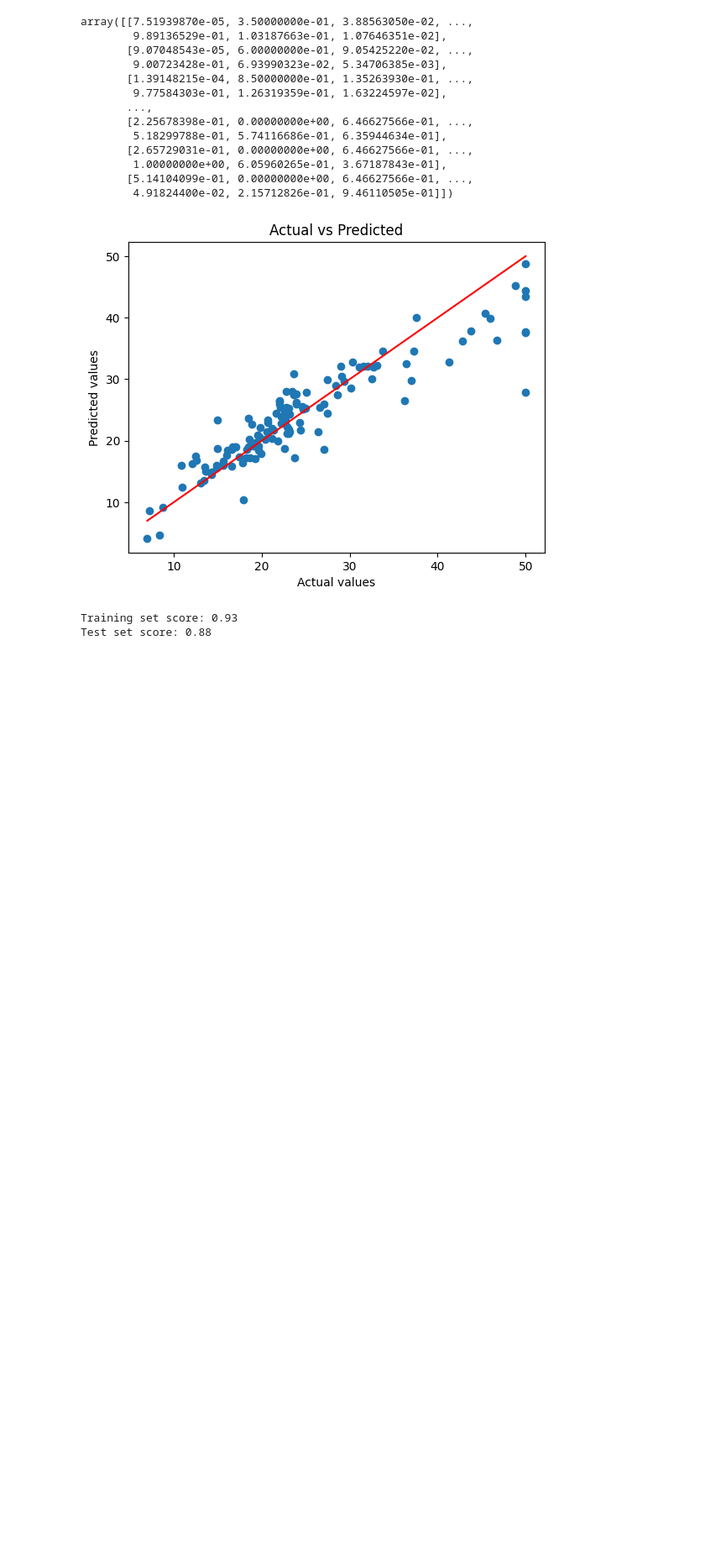
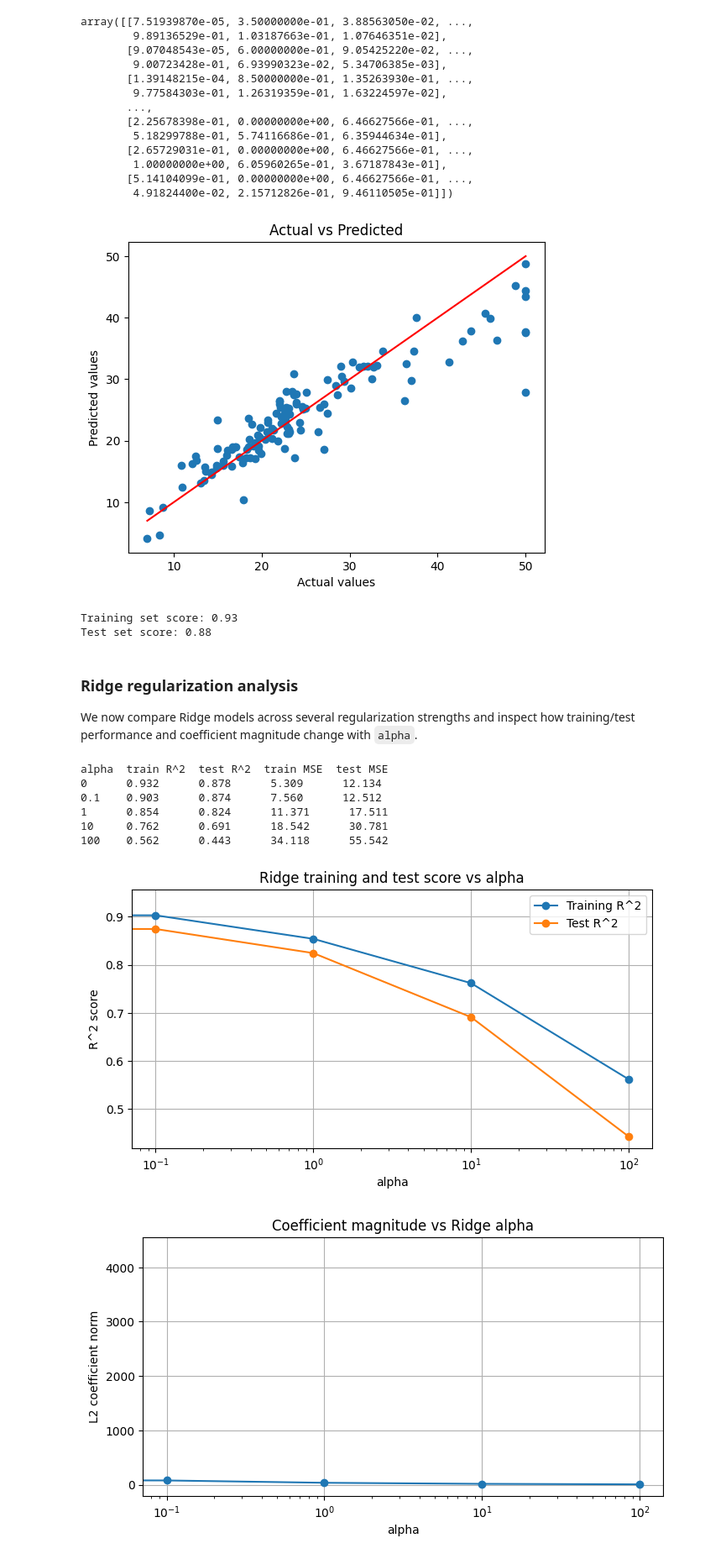
Before and after one commit to Kulwinder-Kumar-098/PRACTICE, a Jupyter notebook: notebookd3f8cebb09.ipynb, the cells around one changed output. Shown at 84% size. Drawn from its saved outputs; the diff is of its cells as text; code cells hidden in the pictures; blank space fills up the shorter version.

```diff
--- a/notebookd3f8cebb09.ipynb
+++ b/notebookd3f8cebb09.ipynb
@@ -112,3 +112,56 @@ print("Test set score: {:.2f}".format(ridge10.score(X_test, y_test)))
 # %% [output]
 Training set score: 0.93
 Test set score: 0.88
+# %% [markdown]
+### Ridge regularization analysis
+We now compare Ridge models across several regularization strengths and inspect how training/test performance and coefficient magnitude change with `alpha`.
+# %%
+from sklearn.metrics import mean_squared_error
+
+alphas = [0, 0.1, 1, 10, 100]
+train_scores = []
+test_scores = []
+train_mse = []
+test_mse = []
+coef_norms = []
+
+for alpha in alphas:
+    model = Ridge(alpha=alpha).fit(X_train, y_train)
+    train_pred = model.predict(X_train)
+    test_pred = model.predict(X_test)
+    train_scores.append(model.score(X_train, y_train))
+    test_scores.append(model.score(X_test, y_test))
+    train_mse.append(mean_squared_error(y_train, train_pred))
+    test_mse.append(mean_squared_error(y_test, test_pred))
+    coef_norms.append(np.linalg.norm(model.coef_))
+
+print("alpha  train R^2  test R^2  train MSE  test MSE")
+for alpha, tr, te, tm, tsm in zip(alphas, train_scores, test_scores, train_mse, test_mse):
+    print(f"{alpha:<5}  {tr:.3f}      {te:.3f}      {tm:.3f}      {tsm:.3f}")
+
+plt.figure(figsize=(8, 4))
+plt.semilogx(alphas, train_scores, marker='o', label='Training R^2')
+plt.semilogx(alphas, test_scores, marker='o', label='Test R^2')
+plt.xlabel('alpha')
+plt.ylabel('R^2 score')
+plt.title('Ridge training and test score vs alpha')
+plt.legend()
+plt.grid(True)
+plt.show()
+
+plt.figure(figsize=(8, 4))
+plt.semilogx(alphas, coef_norms, marker='o')
+plt.xlabel('alpha')
+plt.ylabel('L2 coefficient norm')
+plt.title('Coefficient magnitude vs Ridge alpha')
+plt.grid(True)
+plt.show()
+# %% [output]
+alpha  train R^2  test R^2  train MSE  test MSE
+0      0.932      0.878      5.309      12.134
+0.1    0.903      0.874      7.560      12.512
+1      0.854      0.824      11.371      17.511
+10     0.762      0.691      18.542      30.781
+100    0.562      0.443      34.118      55.542
+[figure, added]
+[figure, added]
```
Also changed, not shown: parts of 1 cell of this notebook, 2 other files.
